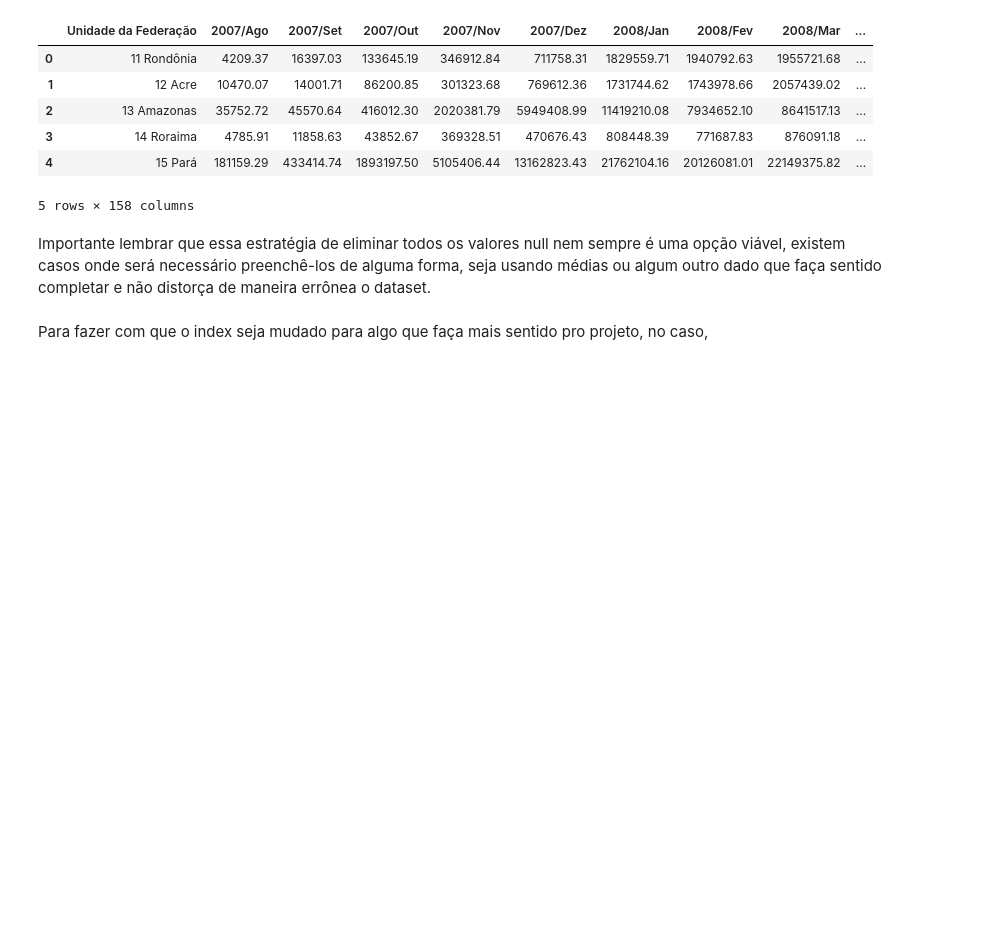
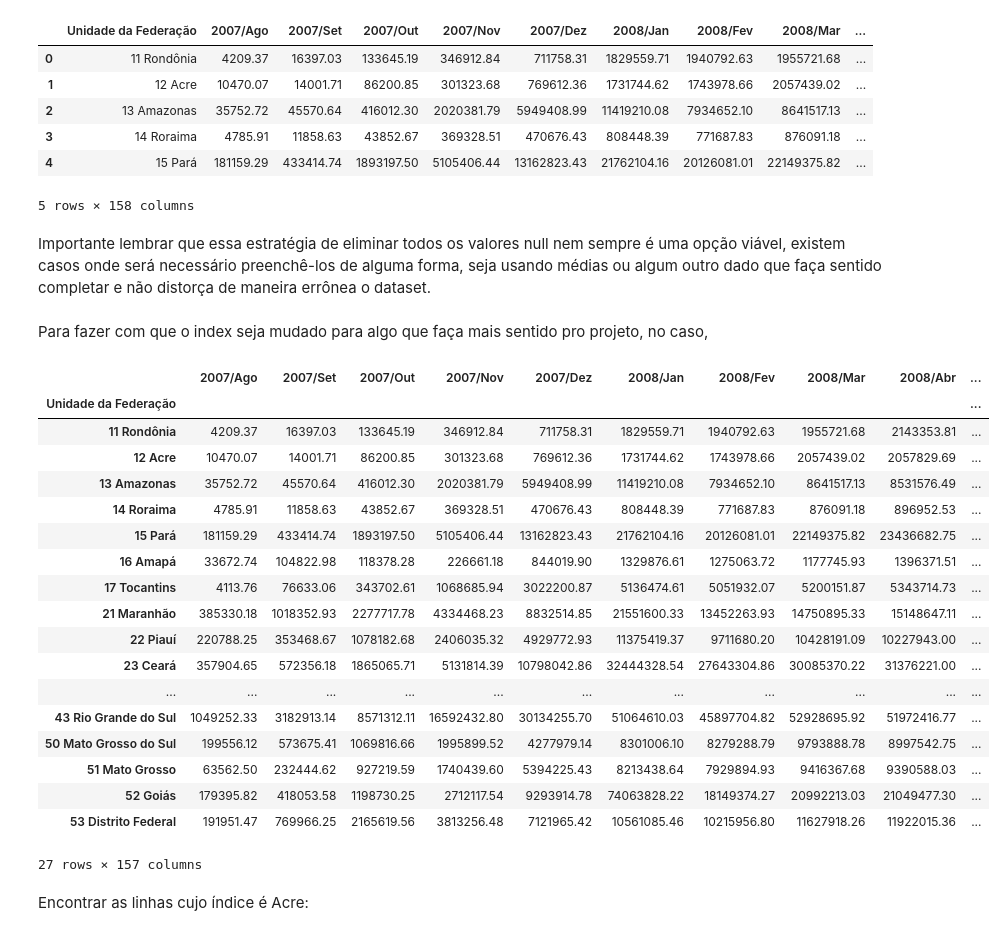
Before and after one commit to ArthurMarqq/BootCamp_DS_Alura, a Jupyter notebook: dataset_internacoes.ipynb, the cells around one changed output. Cells and saved outputs as stored; diff of their text form; code cells hidden in the pictures; blank space fills up the shorter version.

```diff
--- a/dataset_internacoes.ipynb
+++ b/dataset_internacoes.ipynb
@@ -187,3 +188,28 @@ dados[colunas_usaveis].head()
 Importante lembrar que essa estratégia de eliminar todos os valores null nem sempre é uma opção viável, existem casos onde será necessário preenchê-los de alguma forma, seja usando médias ou algum outro dado que faça sentido completar e não distorça de maneira errônea o dataset.
 # %% [markdown]
 Para fazer com que o index seja mudado para algo que faça mais sentido pro projeto, no caso,
+# %%
+usaveis = usaveis.set_index("Unidade da Federação")
+usaveis
+# %% [output]
+|  | 2007/Ago | 2007/Set | 2007/Out | 2007/Nov | 2007/Dez | 2008/Jan | 2008/Fev | 2008/Mar | 2008/Abr | ... |
+| Unidade da Federação |  |  |  |  |  |  |  |  |  | ... |
+| 11 Rondônia | 4209.37 | 16397.03 | 133645.19 | 346912.84 | 711758.31 | 1829559.71 | 1940792.63 | 1955721.68 | 2143353.81 | ... |
+| 12 Acre | 10470.07 | 14001.71 | 86200.85 | 301323.68 | 769612.36 | 1731744.62 | 1743978.66 | 2057439.02 | 2057829.69 | ... |
+| 13 Amazonas | 35752.72 | 45570.64 | 416012.30 | 2020381.79 | 5949408.99 | 11419210.08 | 7934652.10 | 8641517.13 | 8531576.49 | ... |
+| 14 Roraima | 4785.91 | 11858.63 | 43852.67 | 369328.51 | 470676.43 | 808448.39 | 771687.83 | 876091.18 | 896952.53 | ... |
+| 15 Pará | 181159.29 | 433414.74 | 1893197.50 | 5105406.44 | 13162823.43 | 21762104.16 | 20126081.01 | 22149375.82 | 23436682.75 | ... |
+| 16 Amapá | 33672.74 | 104822.98 | 118378.28 | 226661.18 | 844019.90 | 1329876.61 | 1275063.72 | 1177745.93 | 1396371.51 | ... |
+| 17 Tocantins | 4113.76 | 76633.06 | 343702.61 | 1068685.94 | 3022200.87 | 5136474.61 | 5051932.07 | 5200151.87 | 5343714.73 | ... |
+| 21 Maranhão | 385330.18 | 1018352.93 | 2277717.78 | 4334468.23 | 8832514.85 | 21551600.33 | 13452263.93 | 14750895.33 | 15148647.11 | ... |
+| 22 Piauí | 220788.25 | 353468.67 | 1078182.68 | 2406035.32 | 4929772.93 | 11375419.37 | 9711680.20 | 10428191.09 | 10227943.00 | ... |
+| 23 Ceará | 357904.65 | 572356.18 | 1865065.71 | 5131814.39 | 10798042.86 | 32444328.54 | 27643304.86 | 30085370.22 | 31376221.00 | ... |
+| ... | ... | ... | ... | ... | ... | ... | ... | ... | ... | ... |
+| 43 Rio Grande do Sul | 1049252.33 | 3182913.14 | 8571312.11 | 16592432.80 | 30134255.70 | 51064610.03 | 45897704.82 | 52928695.92 | 51972416.77 | ... |
+| 50 Mato Grosso do Sul | 199556.12 | 573675.41 | 1069816.66 | 1995899.52 | 4277979.14 | 8301006.10 | 8279288.79 | 9793888.78 | 8997542.75 | ... |
+| 51 Mato Grosso | 63562.50 | 232444.62 | 927219.59 | 1740439.60 | 5394225.43 | 8213438.64 | 7929894.93 | 9416367.68 | 9390588.03 | ... |
+| 52 Goiás | 179395.82 | 418053.58 | 1198730.25 | 2712117.54 | 9293914.78 | 74063828.22 | 18149374.27 | 20992213.03 | 21049477.30 | ... |
+| 53 Distrito Federal | 191951.47 | 769966.25 | 2165619.56 | 3813256.48 | 7121965.42 | 10561085.46 | 10215956.80 | 11627918.26 | 11922015.36 | ... |
+27 rows × 157 columns
+# %% [markdown]
+Encontrar as linhas cujo índice é Acre:
```
Also changed, not shown: parts of 5 cells of this notebook.
